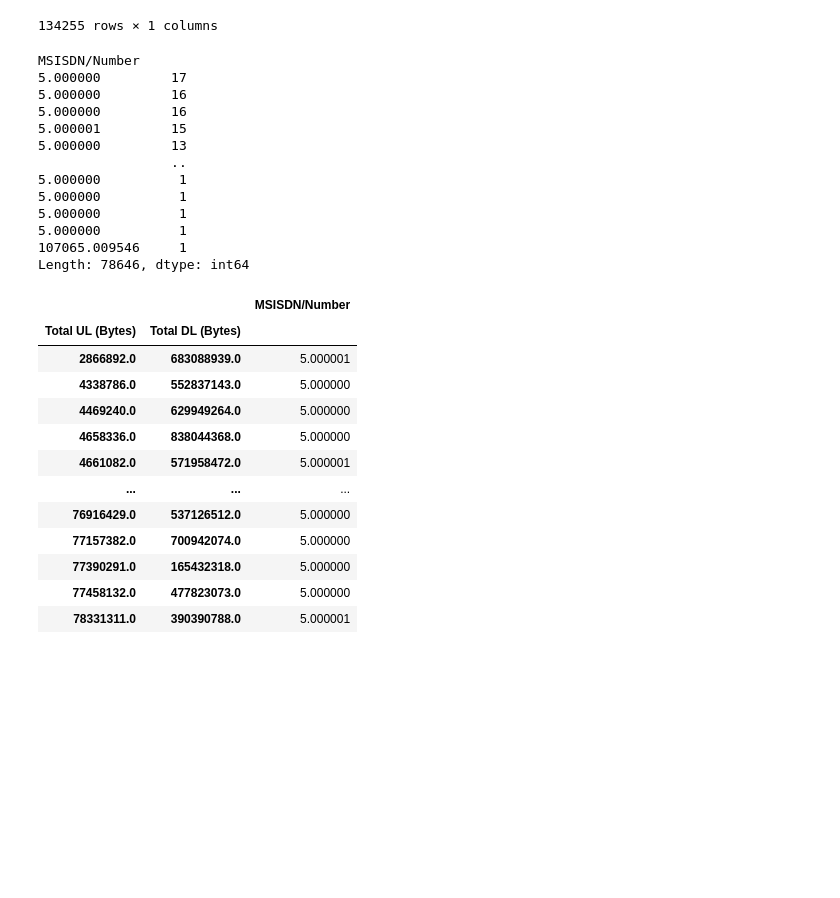
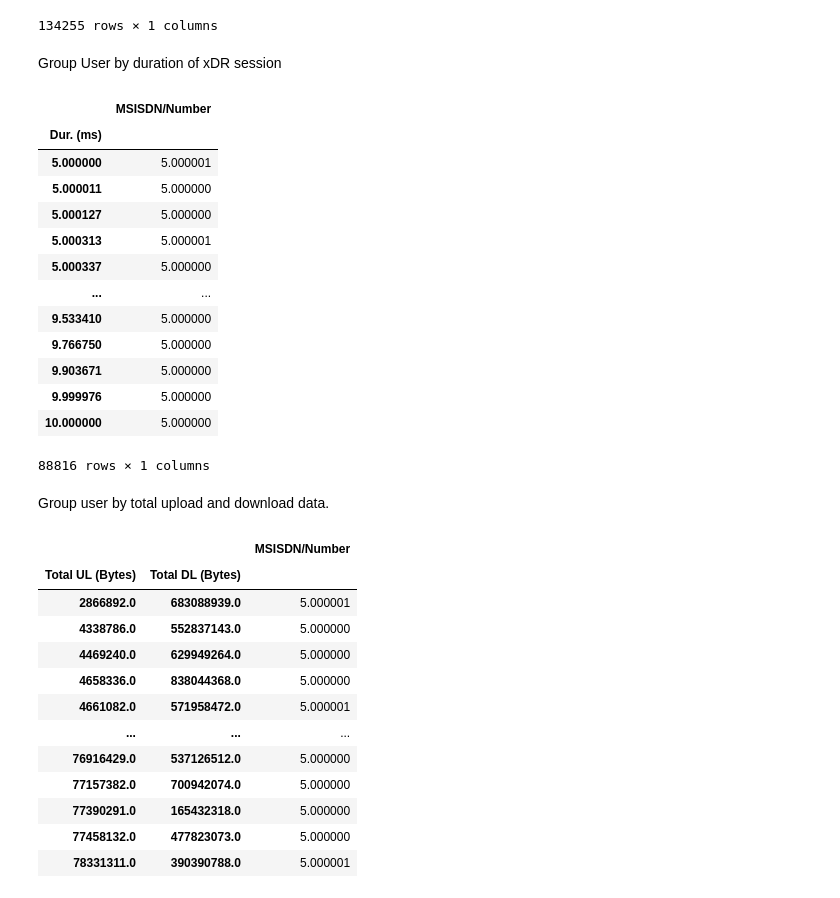
Before and after one commit to follynamylus/Telecommunication, a Jupyter notebook: notebooks/Task 1.ipynb, the cells around one changed output. Drawn from its saved outputs; the diff is of its cells as text; code cells hidden in the pictures; blank space fills up the shorter version.

```diff
--- a/notebooks/Task 1.ipynb
+++ b/notebooks/Task 1.ipynb
@@ -259,23 +285,28 @@ user_per_xDR
 | 10.0 | 1 |
 | 10.0 | 1 |
 134255 rows × 1 columns
+# %% [markdown]
+Group User by duration of xDR session
 # %%
 user_per_xDR_session = df.groupby(['Dur. (ms)']).agg({'MSISDN/Number':'sum'})
-user_per_xDR_session.value_counts()
+user_per_xDR_session
 # %% [output]
+|  | MSISDN/Number |
+| Dur. (ms) |  |
+| 5.000000 | 5.000001 |
+| 5.000011 | 5.000000 |
+| 5.000127 | 5.000000 |
+| 5.000313 | 5.000001 |
+| 5.000337 | 5.000000 |
+| ... | ... |
+| 9.533410 | 5.000000 |
+| 9.766750 | 5.000000 |
+| 9.903671 | 5.000000 |
+| 9.999976 | 5.000000 |
+| 10.000000 | 5.000000 |
-MSISDN/Number
-5.000000         17
-5.000000         16
-5.000000         16
-5.000001         15
-5.000000         13
-                 ..
-5.000000          1
-5.000000          1
-5.000000          1
-5.000000          1
-107065.009546     1
-Length: 78646, dtype: int64
+88816 rows × 1 columns
+# %% [markdown]
+Group user by total upload and download data.
 # %%
 total_UL_DL_per_User = df.groupby(['Total UL (Bytes)','Total DL (Bytes)']).agg({'MSISDN/Number':'sum'})
 total_UL_DL_per_User
```
Also changed, not shown: parts of 34 cells of this notebook.
